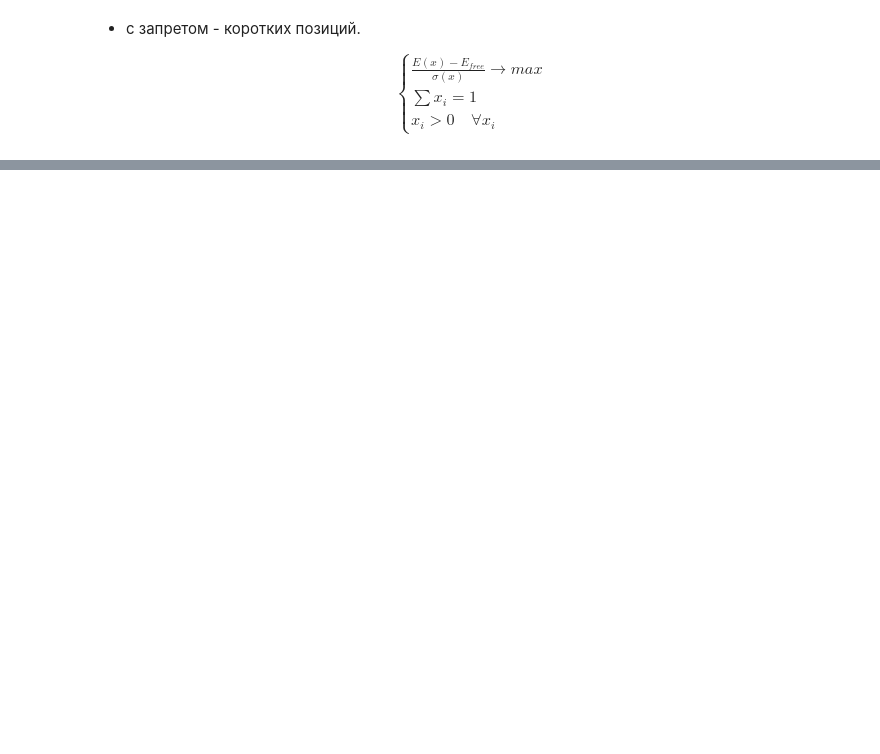
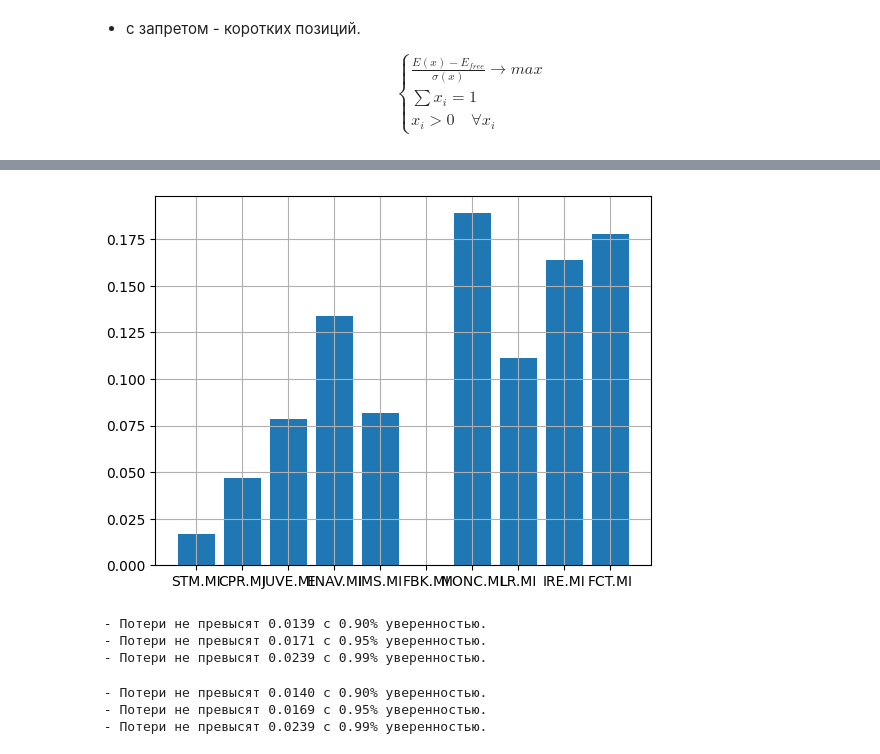
Before and after one commit to LevBugrov/financial-transaction-models, a Jupyter notebook: lab2.ipynb, the cells around one changed output, grey strips where cells are left out. Cells and saved outputs as stored; diff of their text form; code cells hidden in the pictures; blank space fills up the shorter version.

```diff
--- a/lab2.ipynb
+++ b/lab2.ipynb
@@ -582,0 +528,11 @@ def optimal_portfolio_computing(data,risk_free_asset, allow_short = False):
+# %%
+x = ticker_list_10
+y = x_MT_ns
+
+fig, ax = plt.subplots()
+
+plt.grid()
+ax.bar(x, y)
+plt.show()
+# %% [output]
+[figure, added]
@@ -582,0 +546,12 @@ def optimal_portfolio_computing(data,risk_free_asset, allow_short = False):
+# %%
+VaR_info((profitability_10_.T * x_MT).sum(axis=1))
+# %% [output]
+ - Потери не превысят 0.0139 с 0.90% уверенностью.
+ - Потери не превысят 0.0171 с 0.95% уверенностью.
+ - Потери не превысят 0.0239 с 0.99% уверенностью.
+# %%
+VaR_info((profitability_10_.T * x_MT_ns).sum(axis=1))
+# %% [output]
+ - Потери не превысят 0.0140 с 0.90% уверенностью.
+ - Потери не превысят 0.0169 с 0.95% уверенностью.
+ - Потери не превысят 0.0239 с 0.99% уверенностью.
```
Also changed, not shown: parts of 9 cells of this notebook.
